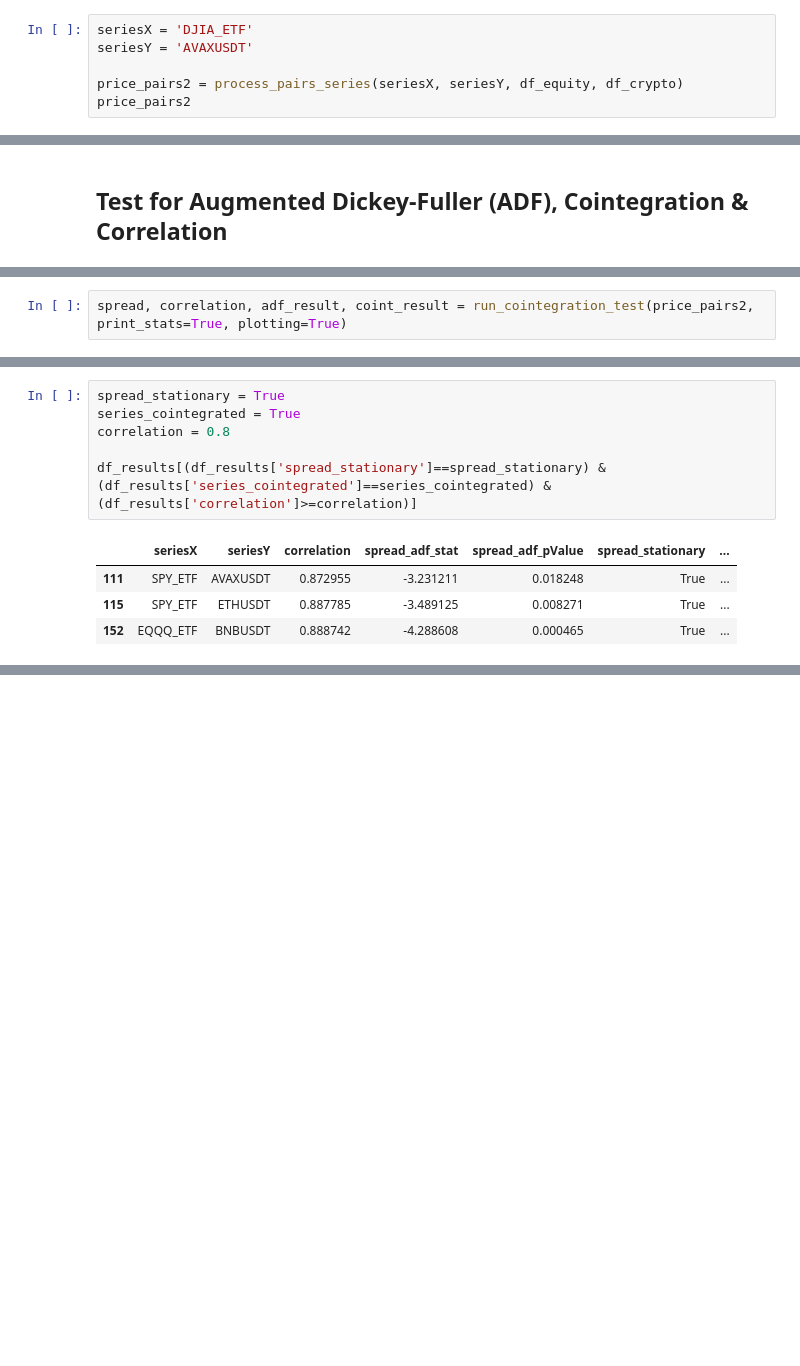
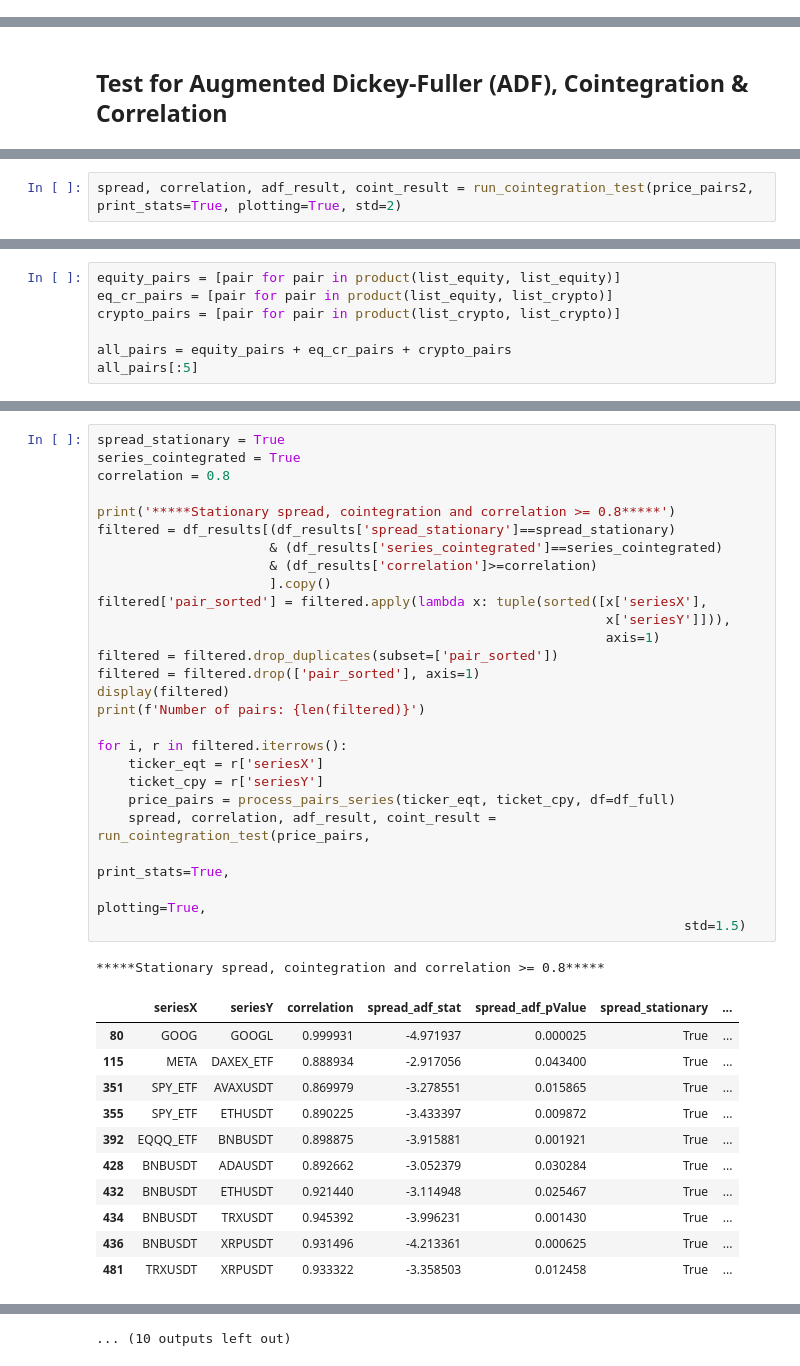
Before and after one commit to nite4/mscfe-masters-project, a Jupyter notebook: src/read_process_raw.ipynb, the cells around one changed output, grey strips where cells are left out. Saved outputs shown, nothing was run; the diff lists cells and outputs as text; blank space fills up the shorter version.

```diff
--- a/src/read_process_raw.ipynb
+++ b/src/read_process_raw.ipynb
@@ -131,6 +122,0 @@ price_pairs1
-# %%
-seriesX = 'DJIA_ETF'
-seriesY = 'AVAXUSDT'
-
-price_pairs2 = process_pairs_series(seriesX, seriesY, df_equity, df_crypto)
-price_pairs2
@@ -275,3 +165,3 @@ p-value: 0.293 (Both series are not cointegrated)
 # %%
-spread, correlation, adf_result, coint_result = run_cointegration_test(price_pairs2, print_stats=True, plotting=True)
+spread, correlation, adf_result, coint_result = run_cointegration_test(price_pairs2, print_stats=True, plotting=True, std=2)
 # %% [output]
@@ -349,0 +197,7 @@ Wall time: 32.4 s
+# %%
+equity_pairs = [pair for pair in product(list_equity, list_equity)]
+eq_cr_pairs = [pair for pair in product(list_equity, list_crypto)]
+crypto_pairs = [pair for pair in product(list_crypto, list_crypto)]
+
+all_pairs = equity_pairs + eq_cr_pairs + crypto_pairs
+all_pairs[:5]
@@ -371,11 +340,39 @@ df_results.spread_stationary.value_counts(), df_results.series_cointegrated.valu
 # %%
 spread_stationary = True
 series_cointegrated = True
 correlation = 0.8
 
-df_results[(df_results['spread_stationary']==spread_stationary) & (df_results['series_cointegrated']==series_cointegrated) & (df_results['correlation']>=correlation)]
+print('*****Stationary spread, cointegration and correlation >= 0.8*****')
+filtered = df_results[(df_results['spread_stationary']==spread_stationary)
+                      & (df_results['series_cointegrated']==series_cointegrated)
+                      & (df_results['correlation']>=correlation)
+                      ].copy()
+filtered['pair_sorted'] = filtered.apply(lambda x: tuple(sorted([x['seriesX'],
+                                                                 x['seriesY']])),
+                                                                 axis=1)
+filtered = filtered.drop_duplicates(subset=['pair_sorted'])
+filtered = filtered.drop(['pair_sorted'], axis=1)
+display(filtered)
+print(f'Number of pairs: {len(filtered)}')
+
+for i, r in filtered.iterrows():
+    ticker_eqt = r['seriesX']
+    ticket_cpy = r['seriesY']
+    price_pairs = process_pairs_series(ticker_eqt, ticket_cpy, df=df_full)
+    spread, correlation, adf_result, coint_result = run_cointegration_test(price_pairs,
+                                                                           print_stats=True,
+                                                                           plotting=True,
+                                                                           std=1.5)
 # %% [output]
+*****Stationary spread, cointegration and correlation >= 0.8*****
 |  | seriesX | seriesY | correlation | spread_adf_stat | spread_adf_pValue | spread_stationary | ... |
-| 111 | SPY_ETF | AVAXUSDT | 0.872955 | -3.231211 | 0.018248 | True | ... |
-| 115 | SPY_ETF | ETHUSDT | 0.887785 | -3.489125 | 0.008271 | True | ... |
-| 152 | EQQQ_ETF | BNBUSDT | 0.888742 | -4.288608 | 0.000465 | True | ... |
+| 80 | GOOG | GOOGL | 0.999931 | -4.971937 | 0.000025 | True | ... |
+| 115 | META | DAXEX_ETF | 0.888934 | -2.917056 | 0.043400 | True | ... |
+| 351 | SPY_ETF | AVAXUSDT | 0.869979 | -3.278551 | 0.015865 | True | ... |
+| 355 | SPY_ETF | ETHUSDT | 0.890225 | -3.433397 | 0.009872 | True | ... |
+| 392 | EQQQ_ETF | BNBUSDT | 0.898875 | -3.915881 | 0.001921 | True | ... |
+| 428 | BNBUSDT | ADAUSDT | 0.892662 | -3.052379 | 0.030284 | True | ... |
+| 432 | BNBUSDT | ETHUSDT | 0.921440 | -3.114948 | 0.025467 | True | ... |
+| 434 | BNBUSDT | TRXUSDT | 0.945392 | -3.996231 | 0.001430 | True | ... |
+| 436 | BNBUSDT | XRPUSDT | 0.931496 | -4.213361 | 0.000625 | True | ... |
+| 481 | TRXUSDT | XRPUSDT | 0.933322 | -3.358503 | 0.012458 | True | ... |
@@ -381,0 +425 @@ df_results[(df_results['spread_stationary']==spread_stationary) & (df_results['s
+... (10 outputs left out)
```
Also changed, not shown: parts of 28 cells of this notebook, 1 other file.
